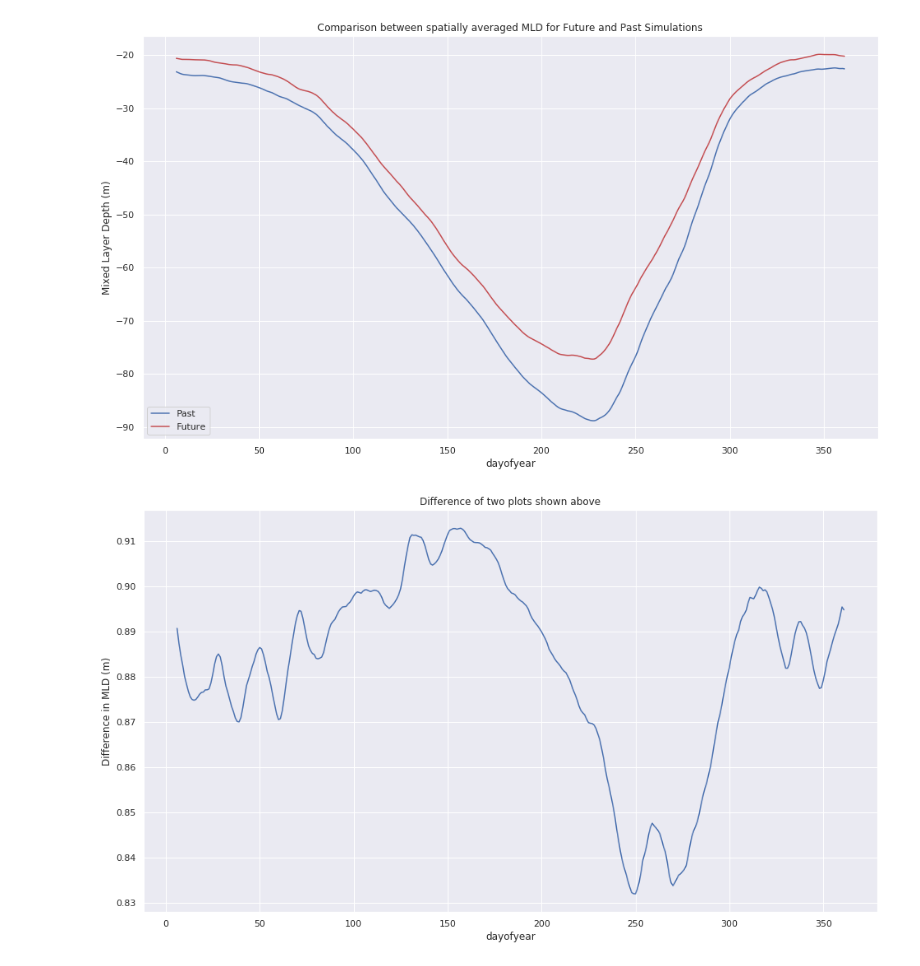
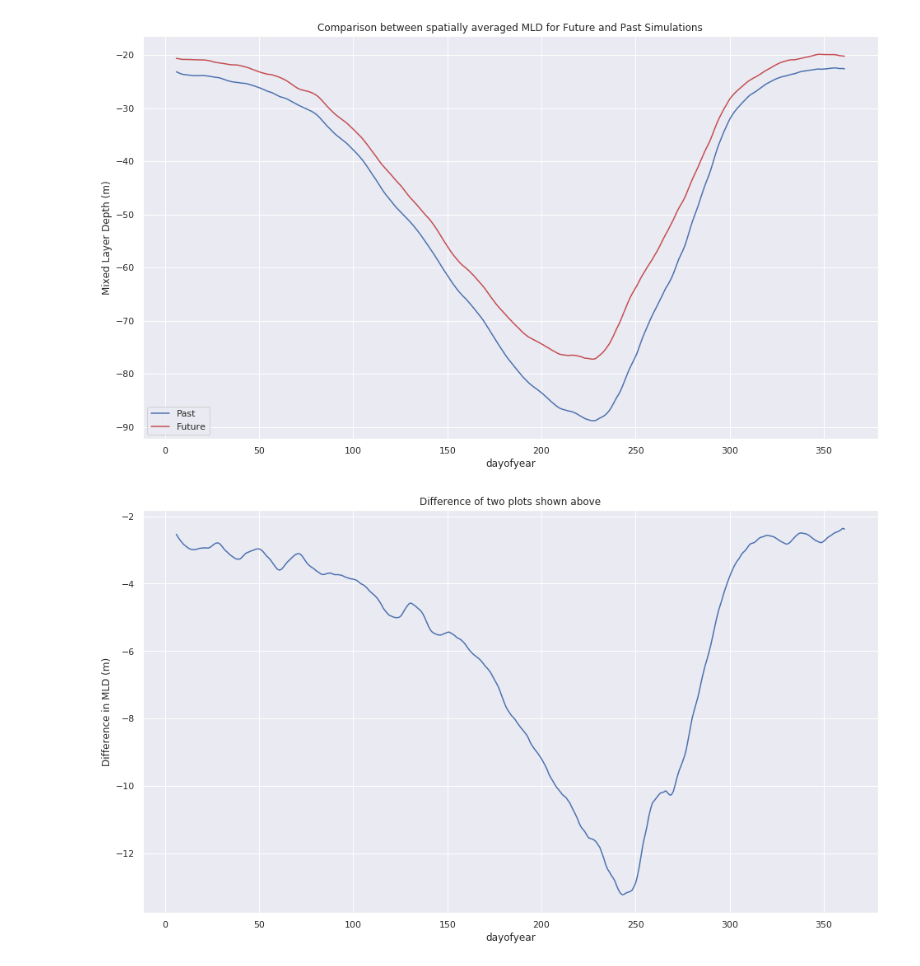
Before and after one commit to ritwik1111/MHW, a Jupyter notebook: Projects/sstPlots/MHW_Statistics.ipynb, the cells around one changed output. Saved outputs shown, nothing was run; the diff lists cells and outputs as text; code cells hidden in the pictures.

Commit message:
* MHW_Detection:  Testing a new method to implement duration and have created the function needed for the first part * MHW_Statistics: Included new metric and plotted 2 different metrics together

```diff
--- a/Projects/sstPlots/MHW_Statistics.ipynb
+++ b/Projects/sstPlots/MHW_Statistics.ipynb
@@ -25,7 +25,9 @@ Hosting the diagnostics dashboard on a random port instead.
   warnings.warn('\n' + msg)
 | Client Scheduler: inproc://10.0.6... | Cluster Workers: 1 Cores: 8 Memor... |
 # %%
+# Plotting stuff
 plt.rcParams["figure.figsize"] = [16,9]
+sns.set()
 # %%
 # Importing MHW files
 localDir = "/g/data1a/e14/rm6294/NOWMHW/"
@@ -76,7 +78,6 @@ maxFutSSTA.isel(x = slice(5,-5), y= slice(5,-25)).plot(cmap = 'hot_r');
 # %% [output]
 NameError: name 'sstFut' is not defined
 # %%
-plt.rcParams["figure.figsize"] = [16,9]
 # Plots the frequencies/frequency density for each severity.
 bins = np.linspace(0,8,161)
 
@@ -89,7 +90,6 @@ maxPastSev.plot.hist(align = 'left', bins = bins, density = pltDens, label = 'Pa
 maxFutSev.plot.hist(align = 'left',  bins = bins, density = pltDens, label = 'Future', ax = ax2);
 #plt.legend()
 
-
 ax1.set_title('Past Severity')
 ax1.grid(True)
 ax1.set_xlabel('Severity')
@@ -97,6 +97,5 @@ ax1.set_xlabel('Severity')
 ax2.set_title('Future Severity');
 ax2.grid(True);
 ax2.set_xlabel('Severity');
-plt.savefig('/home/561/rm6294/Documents/maxFrequencyComparison2.png');
 # %% [output]
 [figure]
@@ -163,7 +199,11 @@ rollingMean_fut = spatialMean_fut.groupby('time_counter.dayofyear').mean(dim = '
+# %%
+# doy = day of year. Grouping together days of the year and averaging across them
+doy_pastAve = spatialMean_past.groupby('time_counter.dayofyear').mean(dim = 'time_counter')
+doy_futAve = spatialMean_fut.groupby('time_counter.dayofyear').mean(dim = 'time_counter')
 # %%
-# Rolling objects acts to smooth function
-rollingMean_past = rollingMean_past.mean().compute()
-rollingMean_fut = rollingMean_fut.mean().compute()
+# Rolling mean acts to smooth doy calculations
+rollingMean_past = doy_pastAve.rolling(dayofyear = 11, center = True).mean().compute()
+rollingMean_fut = doy_futAve.rolling(dayofyear = 11, center = True).mean().compute()
 # %%
 (-1*rollingMean_past).plot(color = 'b', label = 'Past');
 (-1*rollingMean_fut).plot(color = 'r', label = 'Future');
@@ -174,8 +214,8 @@ plt.legend();
 # %% [output]
 [figure]
 # %%
-(rollingMean_fut / rollingMean_past).plot();
+(rollingMean_fut - rollingMean_past).plot();
 plt.title('Difference of two plots shown above')
 plt.ylabel('Difference in MLD (m)');
 # %% [output]
-[figure, old version]
+[figure, new version]
```
Also changed, not shown: parts of 21 cells of this notebook, 1 other file.
